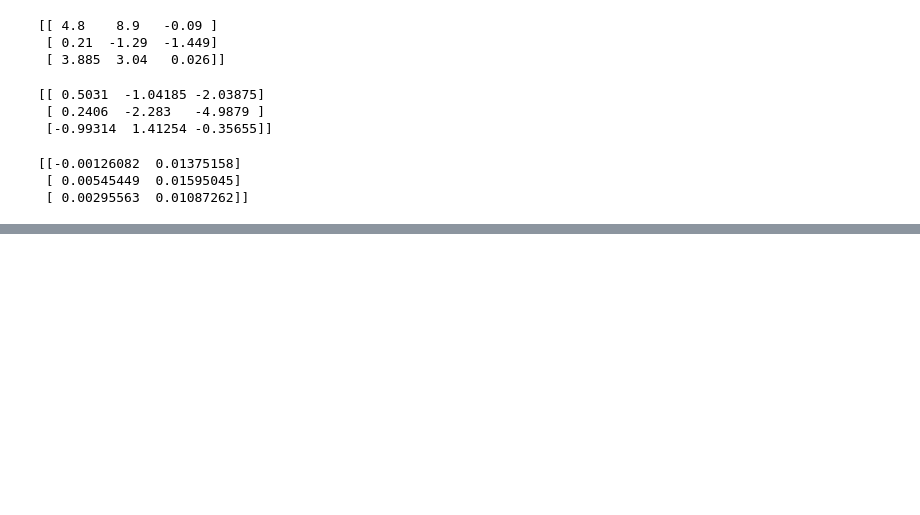
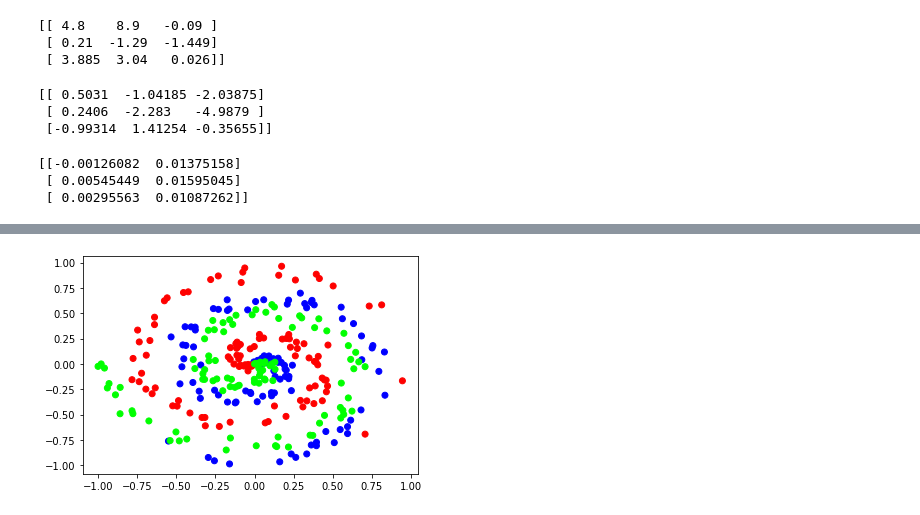
Before and after one commit to topguns837/Sentdex-Deep-Learning, a Jupyter notebook: sentdex-neural networks.ipynb, the cells around one changed output, grey strips where cells are left out. Saved outputs shown, nothing was run; the diff lists cells and outputs as text; code cells hidden in the pictures; blank space fills up the shorter version.

```diff
--- a/sentdex-neural networks.ipynb
+++ b/sentdex-neural networks.ipynb
@@ -135,0 +173,5 @@ print(layer3.output)
+# %%
+plt.scatter(X[:,0],X[:,1],c=y,cmap="brg")
+plt.show()
+# %% [output]
+[figure, added]
```
Also changed, not shown: parts of 3 cells of this notebook.
